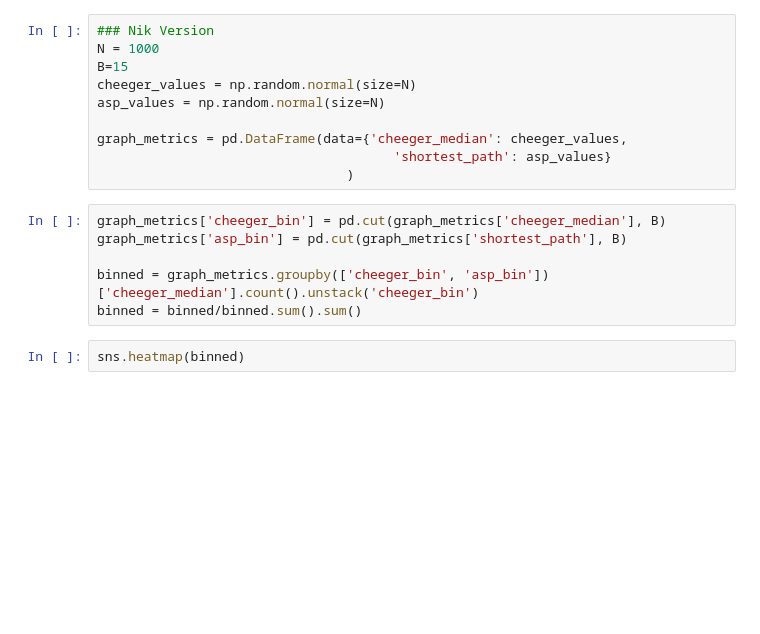
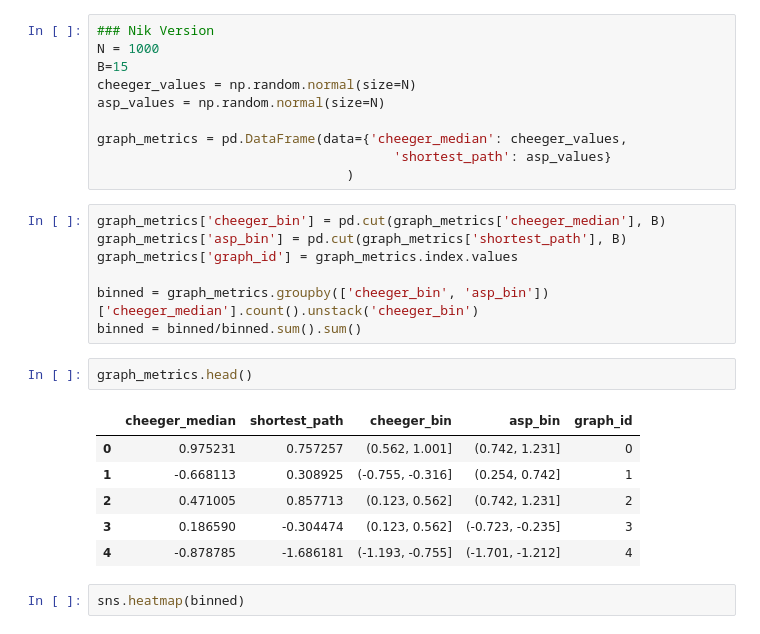
Before and after one commit to PalAvik/lrgb-uva-dl2-11, a Jupyter notebook: analysis/amity_experiments/heat_map.ipynb, the cells around one changed output. Drawn from its saved outputs; the diff is of its cells as text; blank space fills up the shorter version.

```diff
--- a/analysis/amity_experiments/heat_map.ipynb
+++ b/analysis/amity_experiments/heat_map.ipynb
@@ -17,9 +17,19 @@ graph_metrics = pd.DataFrame(data={'cheeger_median': cheeger_values,
 # %%
 graph_metrics['cheeger_bin'] = pd.cut(graph_metrics['cheeger_median'], B)
 graph_metrics['asp_bin'] = pd.cut(graph_metrics['shortest_path'], B)
+graph_metrics['graph_id'] = graph_metrics.index.values
 
 binned = graph_metrics.groupby(['cheeger_bin', 'asp_bin'])['cheeger_median'].count().unstack('cheeger_bin')
 binned = binned/binned.sum().sum()
+# %%
+graph_metrics.head()
+# %% [output]
+|  | cheeger_median | shortest_path | cheeger_bin | asp_bin | graph_id |
+| 0 | 0.975231 | 0.757257 | (0.562, 1.001] | (0.742, 1.231] | 0 |
+| 1 | -0.668113 | 0.308925 | (-0.755, -0.316] | (0.254, 0.742] | 1 |
+| 2 | 0.471005 | 0.857713 | (0.123, 0.562] | (0.742, 1.231] | 2 |
+| 3 | 0.186590 | -0.304474 | (0.123, 0.562] | (-0.723, -0.235] | 3 |
+| 4 | -0.878785 | -1.686181 | (-1.193, -0.755] | (-1.701, -1.212] | 4 |
 # %%
 sns.heatmap(binned)
 # %% [output]
```
Also changed, not shown: parts of 2 cells of this notebook, 3 other files.
